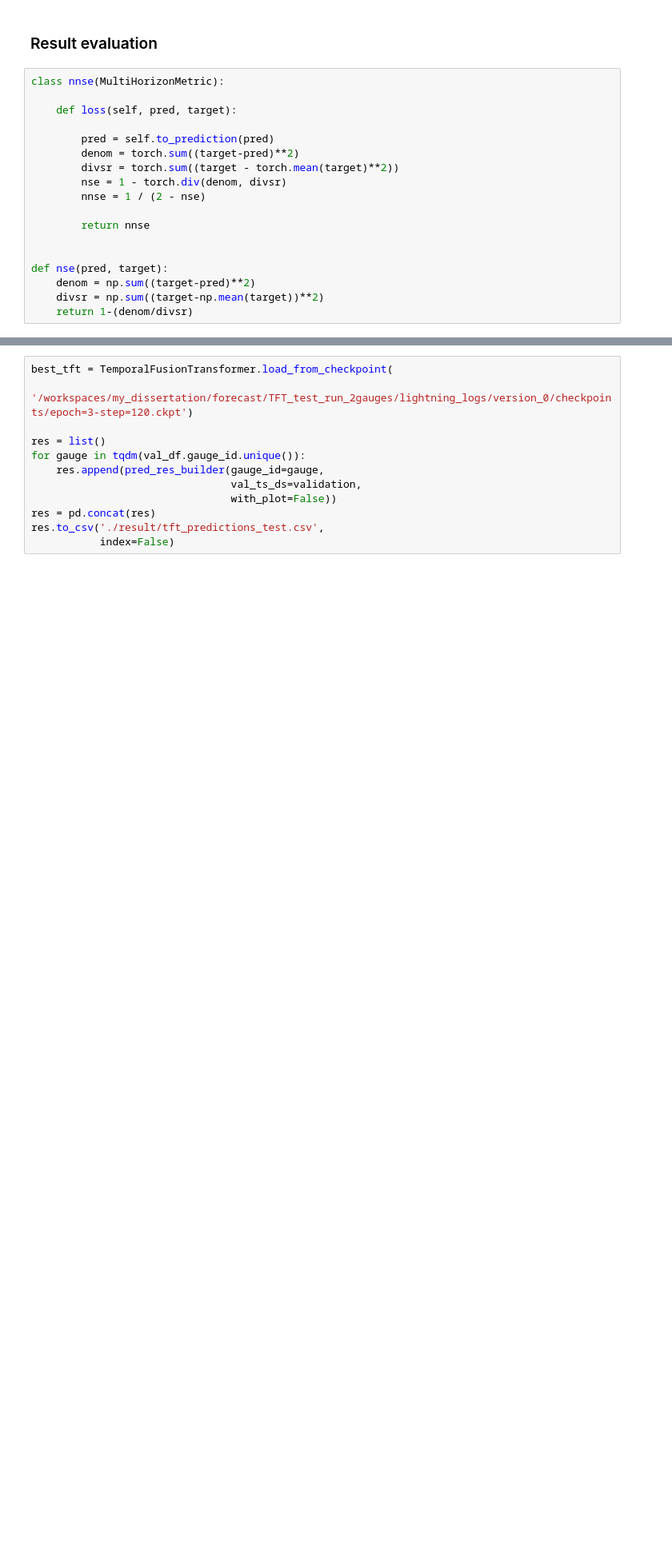
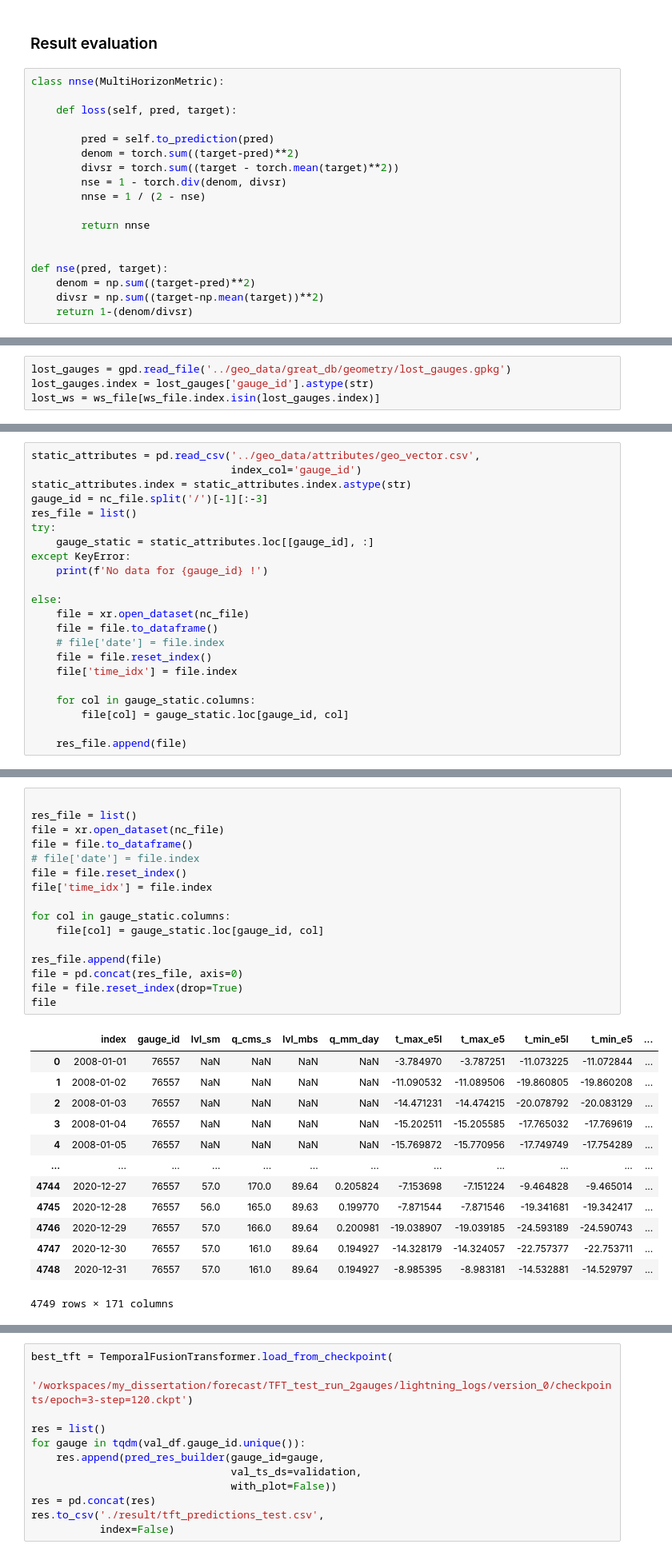
Before and after one commit to dmbrmv/my_dissertation, a Jupyter notebook: forecast/model_launch.ipynb, the cells around one changed output, grey strips where cells are left out. Shown at 80% size. Saved outputs shown, nothing was run; the diff lists cells and outputs as text; blank space fills up the shorter version.

```diff
--- a/forecast/model_launch.ipynb
+++ b/forecast/model_launch.ipynb
@@ -126,0 +336,4 @@ def nse(pred, target):
+# %%
+lost_gauges = gpd.read_file('../geo_data/great_db/geometry/lost_gauges.gpkg')
+lost_gauges.index = lost_gauges['gauge_id'].astype(str)
+lost_ws = ws_file[ws_file.index.isin(lost_gauges.index)]
@@ -126,0 +421,22 @@ def nse(pred, target):
+# %%
+static_attributes = pd.read_csv('../geo_data/attributes/geo_vector.csv',
+                                index_col='gauge_id')
+static_attributes.index = static_attributes.index.astype(str)
+gauge_id = nc_file.split('/')[-1][:-3]
+res_file = list()
+try:
+    gauge_static = static_attributes.loc[[gauge_id], :]
+except KeyError:
+    print(f'No data for {gauge_id} !')
+
+else:
+    file = xr.open_dataset(nc_file)
+    file = file.to_dataframe()
+    # file['date'] = file.index
+    file = file.reset_index()
+    file['time_idx'] = file.index
+
+    for col in gauge_static.columns:
+        file[col] = gauge_static.loc[gauge_id, col]
+
+    res_file.append(file)
@@ -126,0 +447,30 @@ def nse(pred, target):
+# %%
+
+res_file = list()
+file = xr.open_dataset(nc_file)
+file = file.to_dataframe()
+# file['date'] = file.index
+file = file.reset_index()
+file['time_idx'] = file.index
+
+for col in gauge_static.columns:
+    file[col] = gauge_static.loc[gauge_id, col]
+
+res_file.append(file)
+file = pd.concat(res_file, axis=0)
+file = file.reset_index(drop=True)
+file
+# %% [output]
+|  | index | gauge_id | lvl_sm | q_cms_s | lvl_mbs | q_mm_day | t_max_e5l | t_max_e5 | t_min_e5l | t_min_e5 | ... |
+| 0 | 2008-01-01 | 76557 | NaN | NaN | NaN | NaN | -3.784970 | -3.787251 | -11.073225 | -11.072844 | ... |
+| 1 | 2008-01-02 | 76557 | NaN | NaN | NaN | NaN | -11.090532 | -11.089506 | -19.860805 | -19.860208 | ... |
+| 2 | 2008-01-03 | 76557 | NaN | NaN | NaN | NaN | -14.471231 | -14.474215 | -20.078792 | -20.083129 | ... |
+| 3 | 2008-01-04 | 76557 | NaN | NaN | NaN | NaN | -15.202511 | -15.205585 | -17.765032 | -17.769619 | ... |
+| 4 | 2008-01-05 | 76557 | NaN | NaN | NaN | NaN | -15.769872 | -15.770956 | -17.749749 | -17.754289 | ... |
+| ... | ... | ... | ... | ... | ... | ... | ... | ... | ... | ... | ... |
+| 4744 | 2020-12-27 | 76557 | 57.0 | 170.0 | 89.64 | 0.205824 | -7.153698 | -7.151224 | -9.464828 | -9.465014 | ... |
+| 4745 | 2020-12-28 | 76557 | 56.0 | 165.0 | 89.63 | 0.199770 | -7.871544 | -7.871546 | -19.341681 | -19.342417 | ... |
+| 4746 | 2020-12-29 | 76557 | 57.0 | 166.0 | 89.64 | 0.200981 | -19.038907 | -19.039185 | -24.593189 | -24.590743 | ... |
+| 4747 | 2020-12-30 | 76557 | 57.0 | 161.0 | 89.64 | 0.194927 | -14.328179 | -14.324057 | -22.757377 | -22.753711 | ... |
+| 4748 | 2020-12-31 | 76557 | 57.0 | 161.0 | 89.64 | 0.194927 | -8.985395 | -8.983181 | -14.532881 | -14.529797 | ... |
+4749 rows × 171 columns
```
Also changed, not shown: parts of 20 cells of this notebook, 34 other files.
